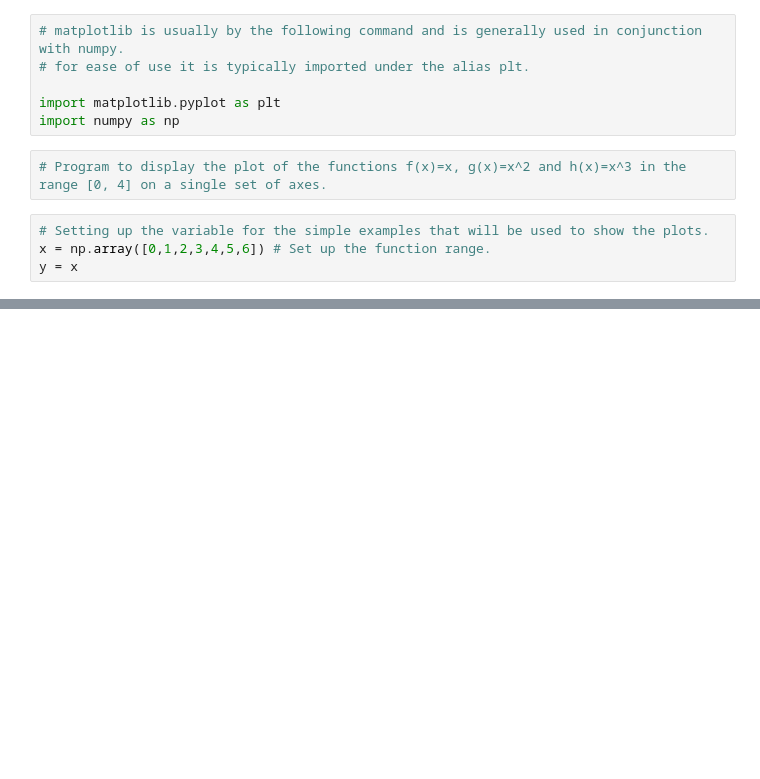
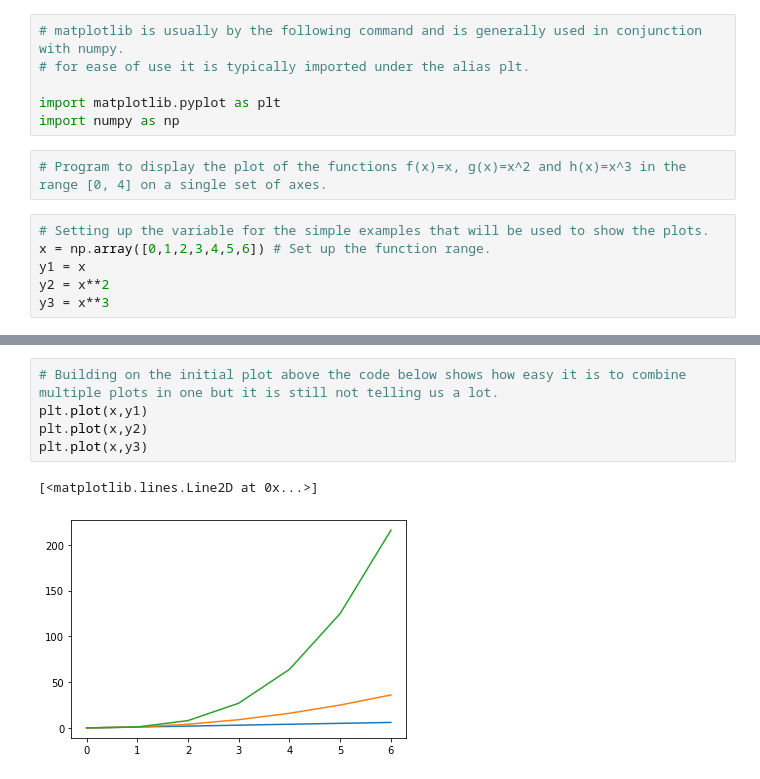
Before and after one commit to donneger/data_analysis_assessment, a Jupyter notebook: pyplot_assignment/pyplot.ipynb, the cells around one changed output, grey strips where cells are left out. Saved outputs shown, nothing was run; the diff lists cells and outputs as text; blank space fills up the shorter version.

Commit message:
Updating text, code and the sample plots fo section 1

```diff
--- a/pyplot_assignment/pyplot.ipynb
+++ b/pyplot_assignment/pyplot.ipynb
@@ -26,6 +26,8 @@ import numpy as np
 # %%
 # Setting up the variable for the simple examples that will be used to show the plots.
 x = np.array([0,1,2,3,4,5,6]) # Set up the function range.
-y = x
+y1 = x
+y2 = x**2
+y3 = x**3
 # %%
 # The first plot shown is the most basic plot just showing how easy it is to create a simple, although not very informative, xy plot.
@@ -38 +40,9 @@ The diagram below from the matplotlib usage guide [link_here](https://matplotlib
 ![Anatomy of a plot figure](https://matplotlib.org/stable/_images/anatomy.png)
+# %%
+# Building on the initial plot above the code below shows how easy it is to combine multiple plots in one but it is still not telling us a lot.
+plt.plot(x,y1)
+plt.plot(x,y2)
+plt.plot(x,y3)
+# %% [output]
+[<matplotlib.lines.Line2D at 0x...>]
+[figure, added]
```
Also changed, not shown: parts of 9 cells of this notebook.
